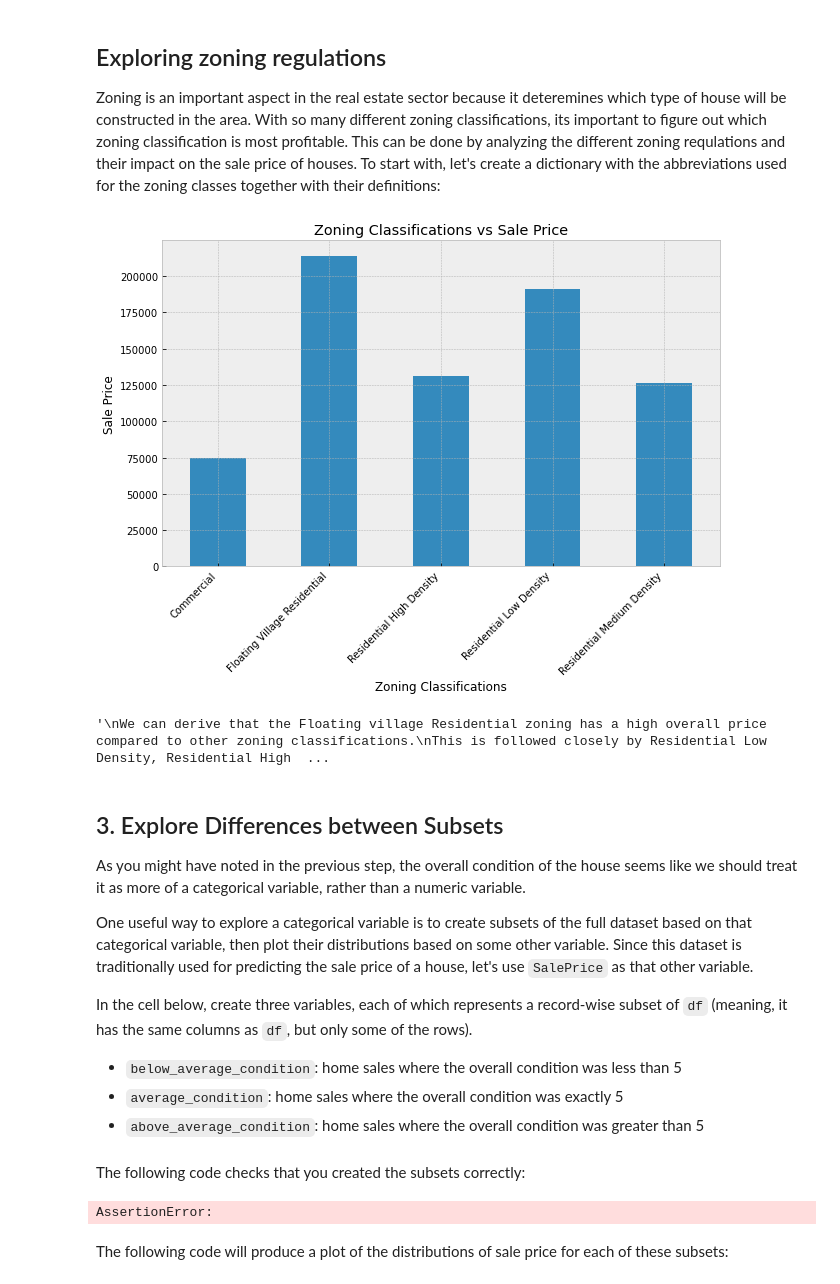
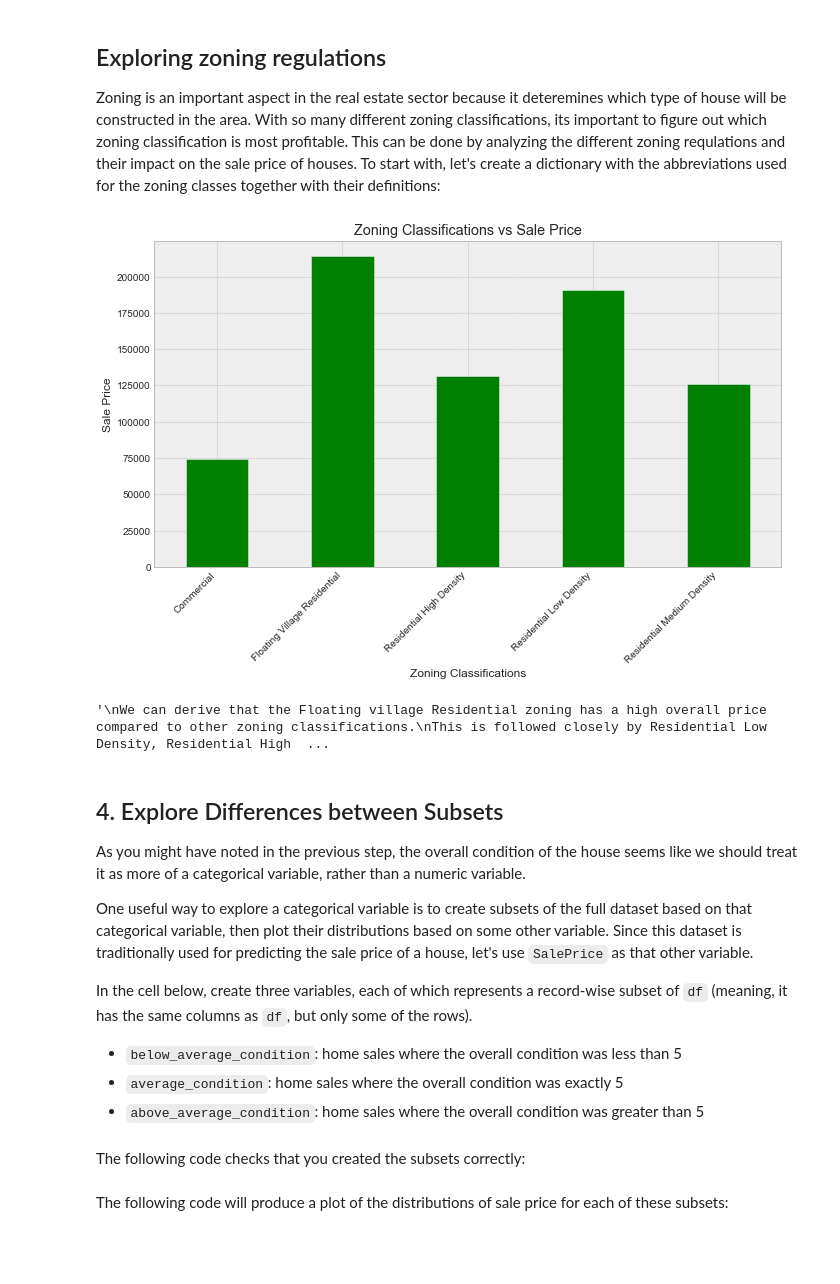
Before and after one commit to Brian-Kanyenje/dsc-pandas-eda-lab, a Jupyter notebook: index.ipynb, the cells around one changed output. Cells and saved outputs as stored; diff of their text form; code cells hidden in the pictures; blank space fills up the shorter version.

```diff
--- a/index.ipynb
+++ b/index.ipynb
@@ -237,6 +240,6 @@ These columns have no missing values so we can go ahead and drop the columns wit
 # %%
 # Drop the columns with the missing values.
-df.dropna(axis=1, inplace=True)
+# df.dropna(axis=1, inplace=True)
 # %% [markdown]
 Now let's recheck the dataset for any missing values:
 # %%
@@ -528,14 +534,14 @@ df['MSZoning'] = df['MSZoning'].map(zoning_description)
 # %%
 # Plot a bar graph
 plt.figure(figsize=(10,6))
 zoning_vs_price = df.groupby('MSZoning')['SalePrice'].mean()
-zoning_vs_price.plot(kind='bar')
+zoning_vs_price.plot(kind='bar', color='green')
 plt.xticks(rotation=45, ha='right')
 plt.xlabel('Zoning Classifications')
 plt.title('Zoning Classifications vs Sale Price')
 plt.ylabel('Sale Price');
 # %% [output]
-[figure, old version]
+[figure, new version]
 # %%
 """
 We can derive that the Floating village Residential zoning has a high overall price compared to other zoning classifications.
@@ -545,7 +551,7 @@ Commercial with the lowest sale price.
 # %% [output]
 '\nWe can derive that the Floating village Residential zoning has a high overall price compared to other zoning classifications.\nThis is followed closely by Residential Low Density, Residential High  ...
 # %% [markdown]
-## 3. Explore Differences between Subsets
+## 4. Explore Differences between Subsets
 
 As you might have noted in the previous step, the overall condition of the house seems like we should treat it as more of a categorical variable, rather than a numeric variable.
 
@@ -575,8 +581,6 @@ assert above_average_condition.shape[1] == 80
 assert below_average_condition.shape[0] == 88
 assert average_condition.shape[0] == 821
 assert above_average_condition.shape[0] == 551
-# %% [output]
-AssertionError:
 # %% [markdown]
 The following code will produce a plot of the distributions of sale price for each of these subsets:
 # %%
```
Also changed, not shown: parts of 20 cells of this notebook.
